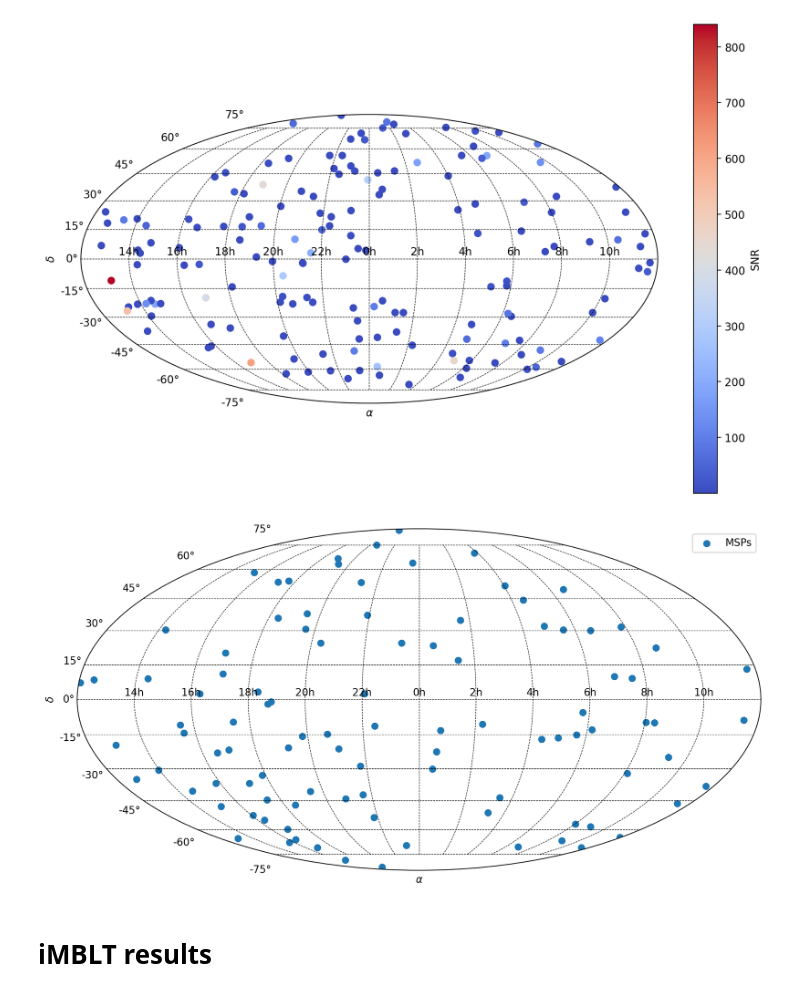
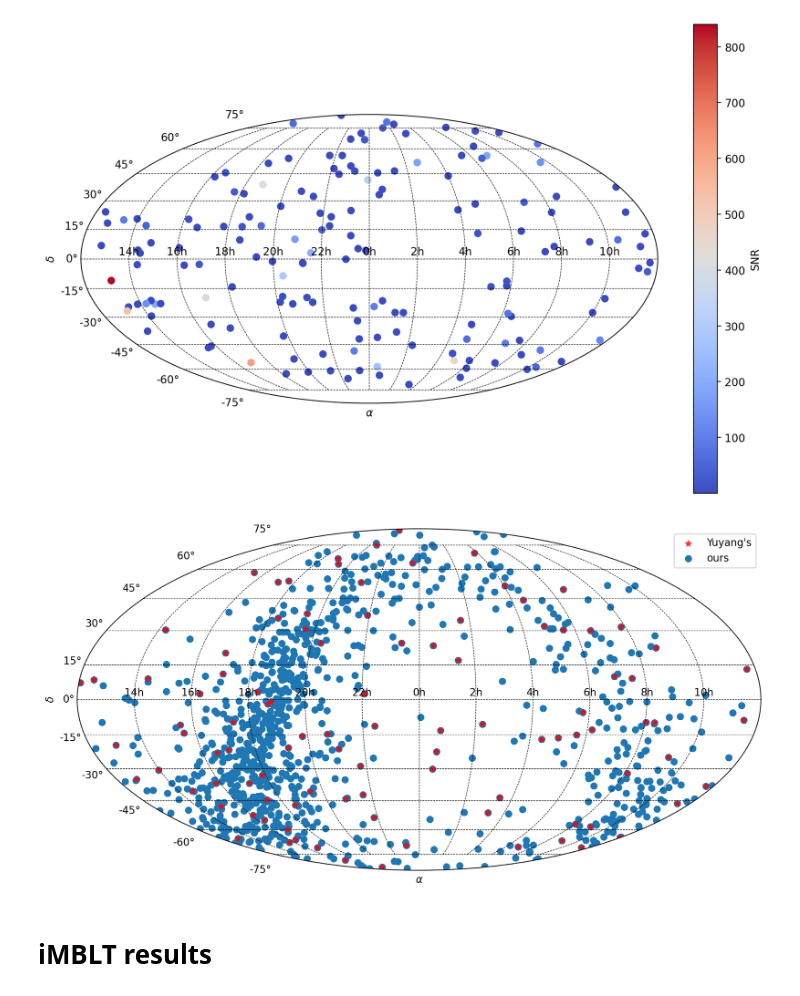
Before and after one commit to yanwang2012/RAAPTR, a Jupyter notebook: GENSIMDATA/mollweide.ipynb, the cells around one changed output. Cells and saved outputs as stored; diff of their text form; code cells hidden in the pictures.

Commit message:
add new plotting scripts

```diff
--- a/GENSIMDATA/mollweide.ipynb
+++ b/GENSIMDATA/mollweide.ipynb
@@ -9,10 +9,10 @@ import numpy as np
 import matplotlib.pyplot as plt
 import seaborn as sns
 # %%
-simDir = '/Users/qyq/Library/Mobile Documents/com~apple~CloudDocs/Research/PulsarTiming/SimDATA/MultiSource/Investigation/Final/realizations/2bands/simData/Band_opt_diff/'
-estDir = '/Users/qyq/Library/Mobile Documents/com~apple~CloudDocs/Research/PulsarTiming/SimDATA/MultiSource/Investigation/Final/realizations/2bands/results_diff_opt_xMBLT/'
+simDir = '/Users/yiqianqian/Library/Mobile Documents/com~apple~CloudDocs/Research/PulsarTiming/SimDATA/MultiSource/Investigation/Final/realizations/2bands/simData/Band_opt_diff/'
+estDir = '/Users/yiqianqian/Library/Mobile Documents/com~apple~CloudDocs/Research/PulsarTiming/SimDATA/MultiSource/Investigation/Final/realizations/2bands/results_diff_opt_xMBLT/'
 rlzFile = 'GWBsimDataSKASrlz3Nrlz1'
-psrFile = '/Users/qyq/Library/Mobile Documents/com~apple~CloudDocs/Research/PulsarTiming/GENSIMDATA/msps.mat'
+psrFile = '/Users/yiqianqian/Library/Mobile Documents/com~apple~CloudDocs/Research/PulsarTiming/GENSIMDATA/msps.mat'
 simSrc = loadmat(simDir + rlzFile + '.mat')
 psrs = loadmat(psrFile)
 # %%
@@ -48,18 +48,19 @@ fig.savefig(estDir + 'fig/' + rlzFile + '/SourceDist.png',dpi=300, facecolor='wh
 # %%
 # MSPs distribution
 fig = plt.figure(figsize=(12,8), dpi=200)
 ax = fig.add_subplot(111,projection='mollweide')
-alpha = coord.Angle(alphaP[:100]*units.rad).wrap_at(180*units.degree).radian
-h = ax.scatter(alpha[:100],deltaP[:100], label='MSPs')
+alpha = coord.Angle(alphaP*units.rad).wrap_at(180*units.degree).radian
+h1 = ax.scatter(alpha[:100],deltaP[:100], label="Yuyang's", marker='*', zorder=2, alpha=0.7, facecolor='red')
+h2 = ax.scatter(alpha, deltaP, label='ours', marker='o', zorder=1)
 xlab = ['14h','16h','18h','20h','22h','0h','2h','4h','6h','8h','10h']
 ax.set_xticklabels(xlab)
 ax.set_xlabel(r'$\alpha$')
 ax.set_ylabel(r'$\delta$')
 ax.grid(color='k',linestyle='--',linewidth=0.5)
 plt.legend()
-fig.savefig('./100psrs.png',dpi=300, facecolor='white')
+fig.savefig('./MSPs.png',dpi=300, facecolor='white')
 # %% [output]
-[figure, old version]
+[figure, new version]
 # %% [markdown]
 # iMBLT results
 # %%
```
Also changed, not shown: 8 other files.
